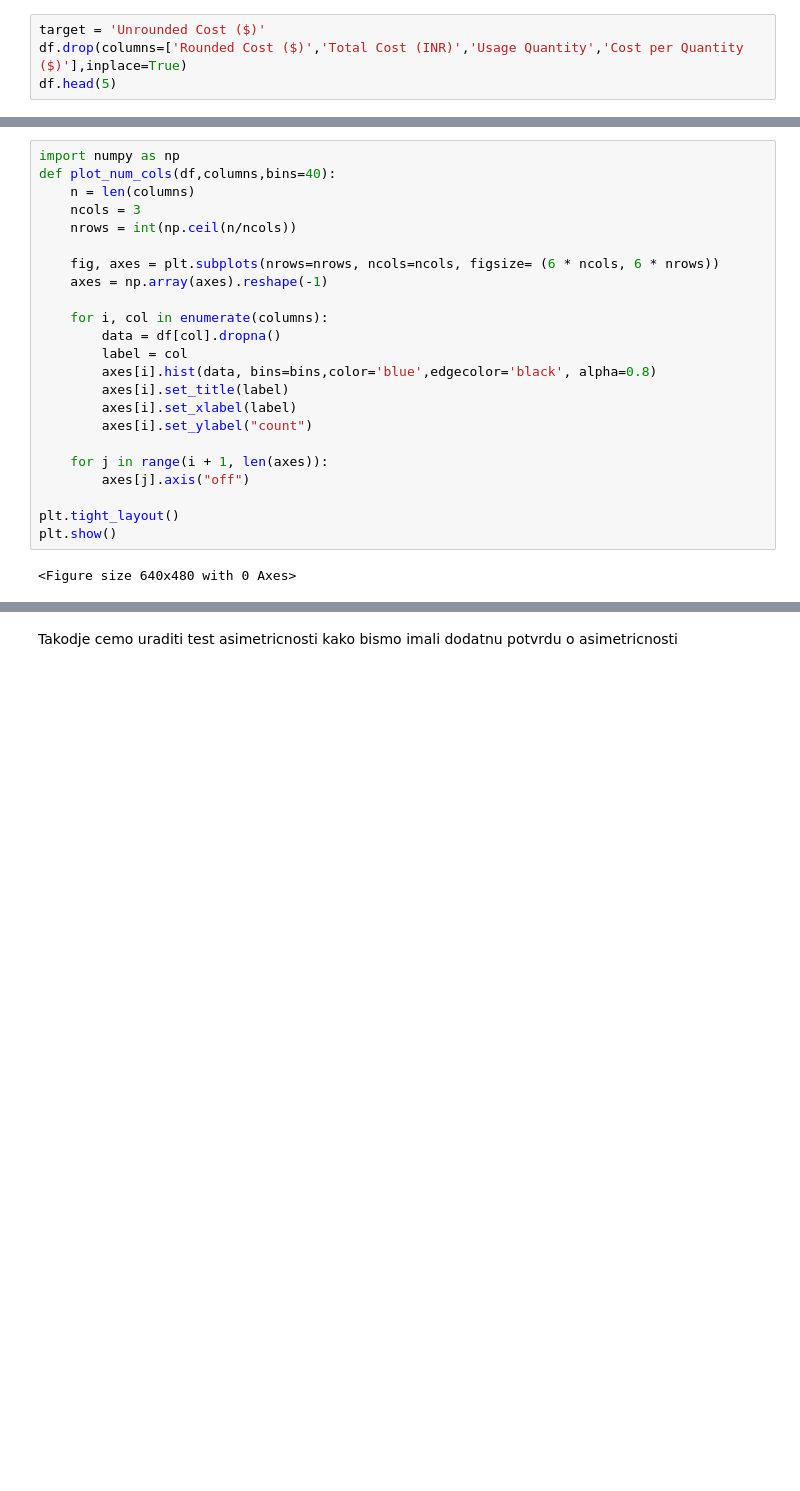
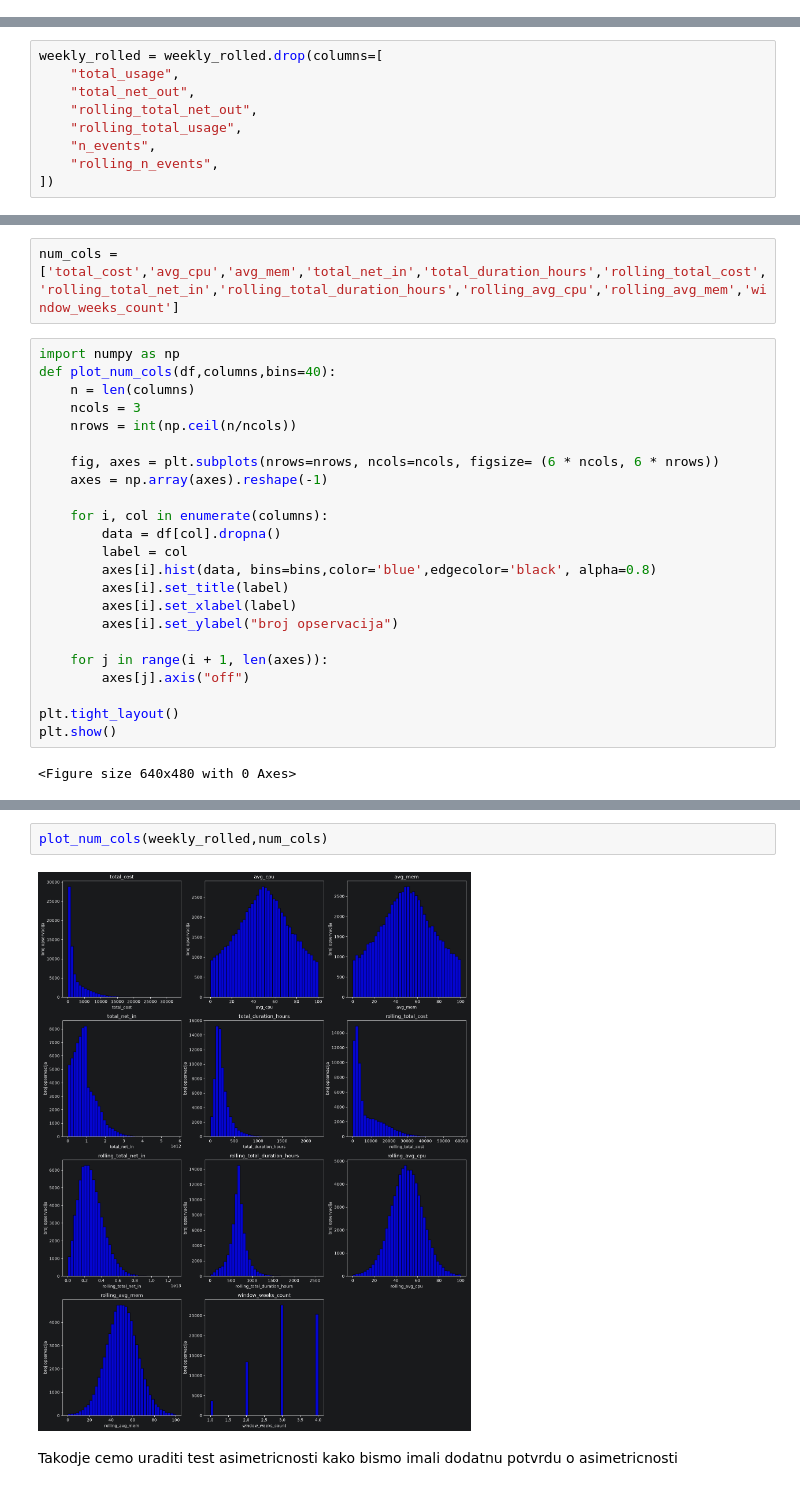
Before and after one commit to LukaDervisevic/GCPCostPreditionModel, a Jupyter notebook: gcp_nn.ipynb, the cells around one changed output, grey strips where cells are left out. Saved outputs shown, nothing was run; the diff lists cells and outputs as text; blank space fills up the shorter version.

```diff
--- a/gcp_nn.ipynb
+++ b/gcp_nn.ipynb
@@ -180,4 +288,0 @@ Promenljive troškova - Unrounded, Rounded, Total Cost, postoji visoka kolinearn
-# %%
-target = 'Unrounded Cost ($)'
-df.drop(columns=['Rounded Cost ($)','Total Cost (INR)','Usage Quantity','Cost per Quantity ($)'],inplace=True)
-df.head(5)
@@ -195,0 +289,9 @@ num_cols = ['CPU Utilization (%)','Memory Utilization (%)','Network Inbound Data
+# %%
+weekly_rolled = weekly_rolled.drop(columns=[
+    "total_usage",
+    "total_net_out",
+    "rolling_total_net_out",
+    "rolling_total_usage",
+    "n_events",
+    "rolling_n_events",
+])
@@ -196,3 +302,5 @@ num_cols = ['CPU Utilization (%)','Memory Utilization (%)','Network Inbound Data
+# %%
+num_cols = ['total_cost','avg_cpu','avg_mem','total_net_in','total_duration_hours','rolling_total_cost','rolling_total_net_in','rolling_total_duration_hours','rolling_avg_cpu','rolling_avg_mem','window_weeks_count']
 # %%
 import numpy as np
 def plot_num_cols(df,columns,bins=40):
@@ -209,7 +317,7 @@ def plot_num_cols(df,columns,bins=40):
         axes[i].hist(data, bins=bins,color='blue',edgecolor='black', alpha=0.8)
         axes[i].set_title(label)
         axes[i].set_xlabel(label)
-        axes[i].set_ylabel("count")
+        axes[i].set_ylabel("broj opservacija")
 
     for j in range(i + 1, len(axes)):
         axes[j].axis("off")
@@ -227,3 +329,7 @@ plot_num_cols(
+# %%
+plot_num_cols(weekly_rolled,num_cols)
+# %% [output]
+[figure, added]
 # %% [markdown]
 Takodje cemo uraditi test asimetricnosti kako bismo imali dodatnu potvrdu o asimetricnosti
 # %% [markdown]
```
Also changed, not shown: parts of 72 cells of this notebook.
